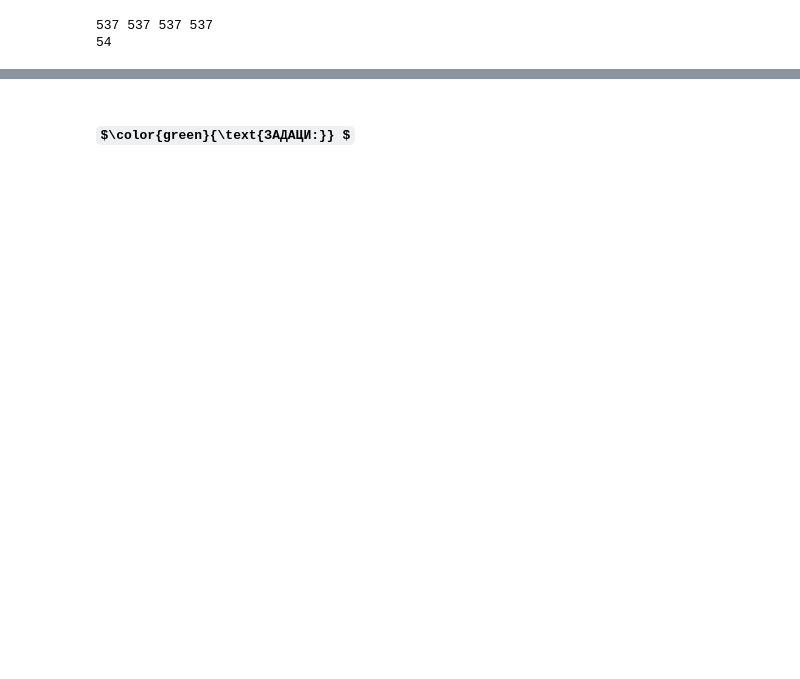
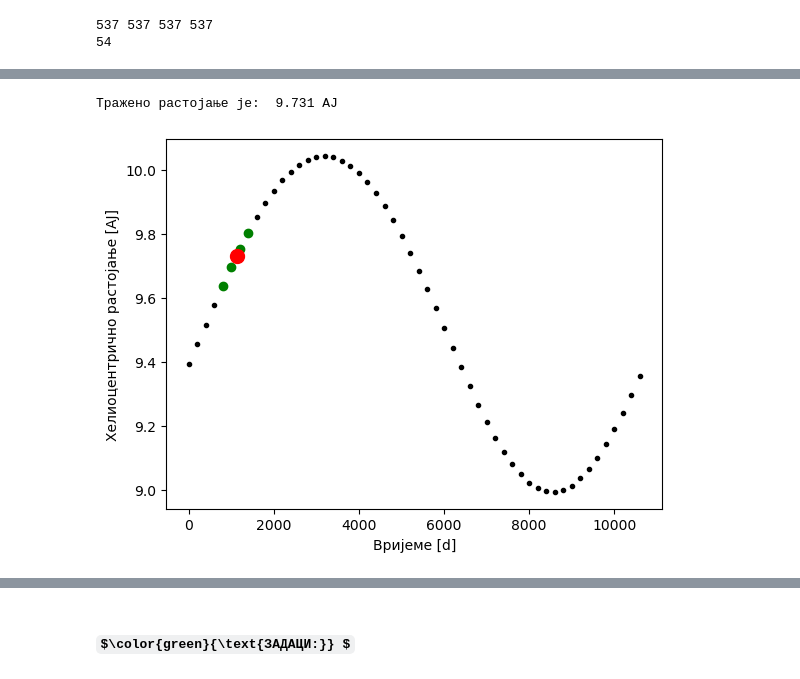
Before and after one commit to zorzeus/numericke-metode-u-astronomiji, a Jupyter notebook: nma_03.ipynb, the cells around one changed output, grey strips where cells are left out. Drawn from its saved outputs; the diff is of its cells as text; code cells hidden in the pictures; some formulas as TeX source; blank space fills up the shorter version.

```diff
--- a/nma_03.ipynb
+++ b/nma_03.ipynb
@@ -313,0 +526,14 @@ plt.show()
+# %%
+t0 = 1126.543
+r0, x0, y0 = besel(t, r, t0, red=3)
+print('Тражено растојање је: ', np.round(r0, 3), 'АЈ')
+
+plt.plot(t, r, '.', color='black') # сви чворови
+plt.plot(x0,y0,'o', color='green') # само они чворови који су коришћени за интерполацију
+plt.plot(t0, r0, 'o', color='red', markersize=10)
+plt.xlabel('Вријеме [d]')
+plt.ylabel('Хелиоцентрично растојање [AJ]')
+plt.show()
+# %% [output]
+Тражено растојање је:  9.731 АЈ
+[figure, added]
```
Also changed, not shown: parts of 48 cells of this notebook, 2 other files.
